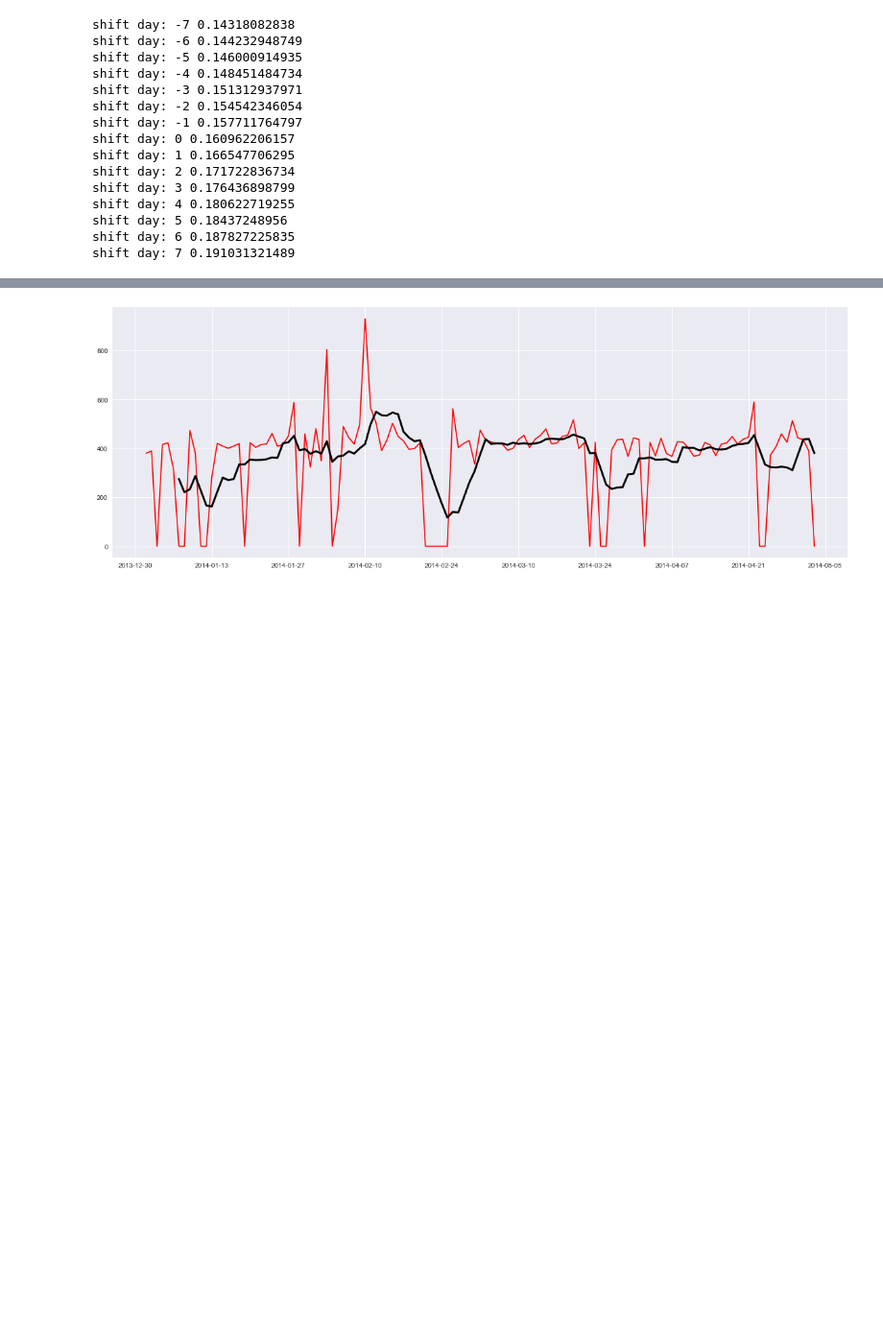
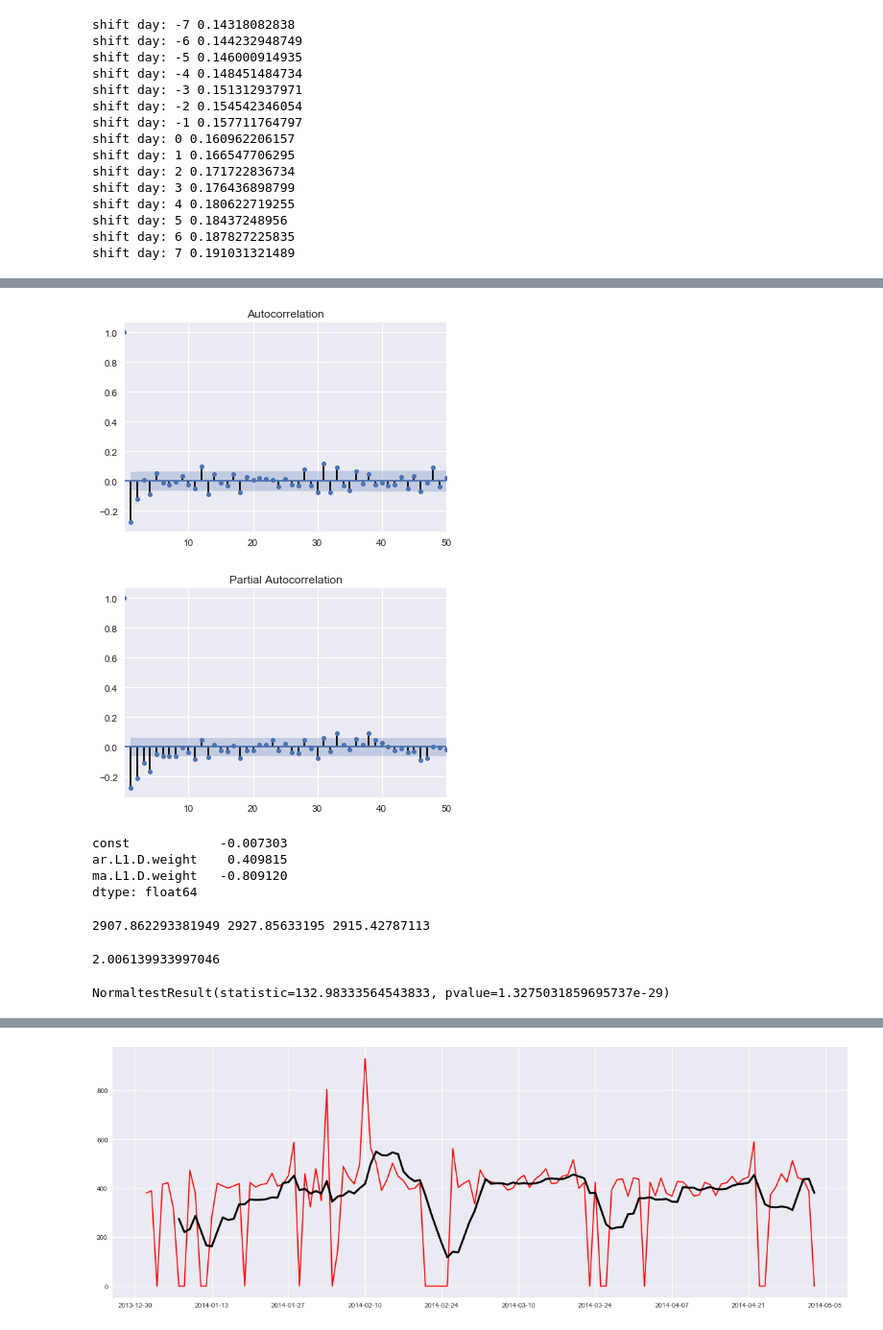
Before and after one commit to cteling/FitBit-Health-Data, a Jupyter notebook: fitbit_health_data_subject_2.ipynb, the cells around one changed output, grey strips where cells are left out. Shown at 96% size. Cells and saved outputs as stored; diff of their text form; code cells hidden in the pictures; blank space fills up the shorter version.

Commit message:
added ARIMA models

```diff
--- a/fitbit_health_data_subject_2.ipynb
+++ b/fitbit_health_data_subject_2.ipynb
@@ -432,0 +490,32 @@ shift day: 7 0.191031321489
+# %%
+#Autocorrelation and PACF plots for the Differences of Weight
+plot_acf(total_calories_weight['Diff Weight'].loc['2014-01-02':], lags=50)
+plt.xlim(0.1,50)
+#plt.ylim(-0.5,0.2)
+plot_pacf(total_calories_weight['Diff Weight'].loc['2014-01-02':], lags=50)
+plt.xlim(0.1,50)
+plt.show()
+# %% [output]
+[figure, added]
+[figure, added]
+# %%
+arma_mod_guess = sm.tsa.ARIMA(total_calories_weight['weight'], (1,1,1)).fit()
+print(arma_mod_guess.params)
+# %% [output]
+const            -0.007303
+ar.L1.D.weight    0.409815
+ma.L1.D.weight   -0.809120
+dtype: float64
+# %%
+print(arma_mod_guess.aic, arma_mod_guess.bic, arma_mod_guess.hqic)
+# %% [output]
+2907.862293381949 2927.85633195 2915.42787113
+# %%
+sm.stats.durbin_watson(arma_mod_guess.resid.values)
+# %% [output]
+2.006139933997046
+# %%
+resid_guess = arma_mod_guess.resid
+stats.normaltest(resid_guess)
+# %% [output]
+NormaltestResult(statistic=132.98333564543833, pvalue=1.3275031859695737e-29)
```
Also changed, not shown: parts of 24 cells of this notebook.
